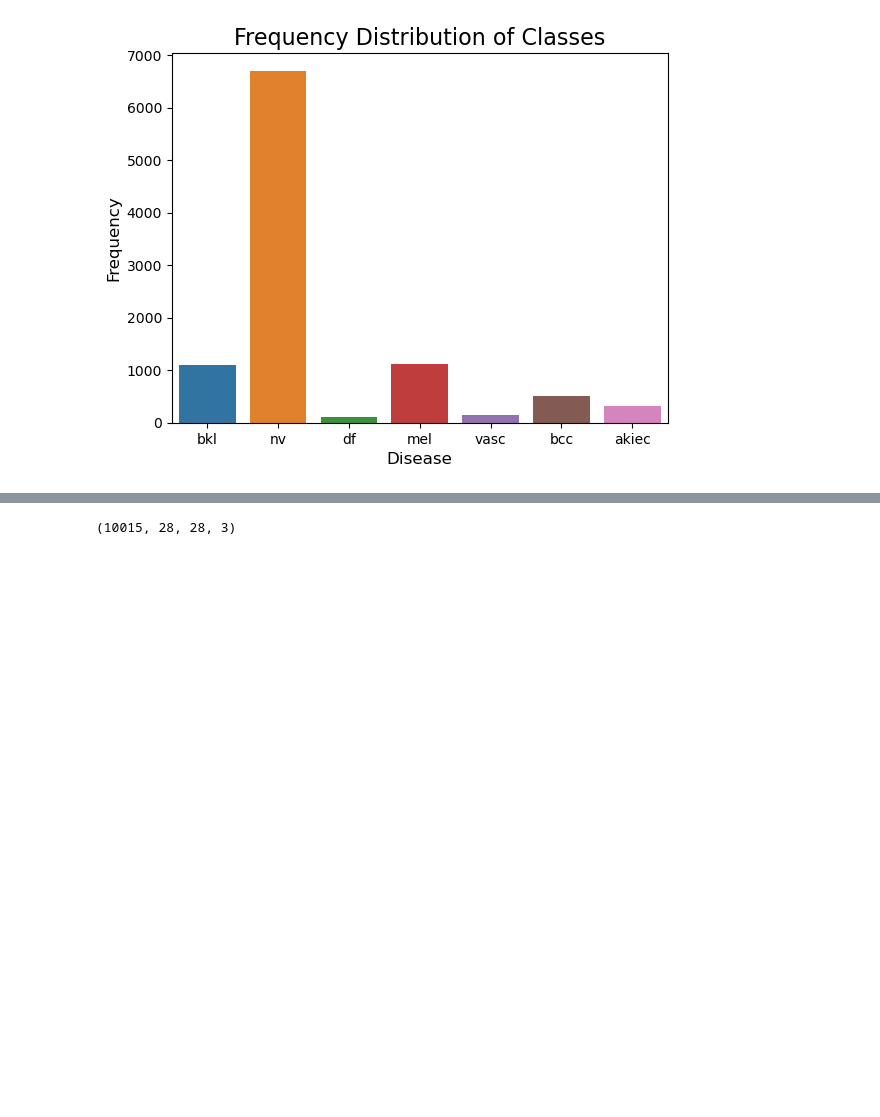
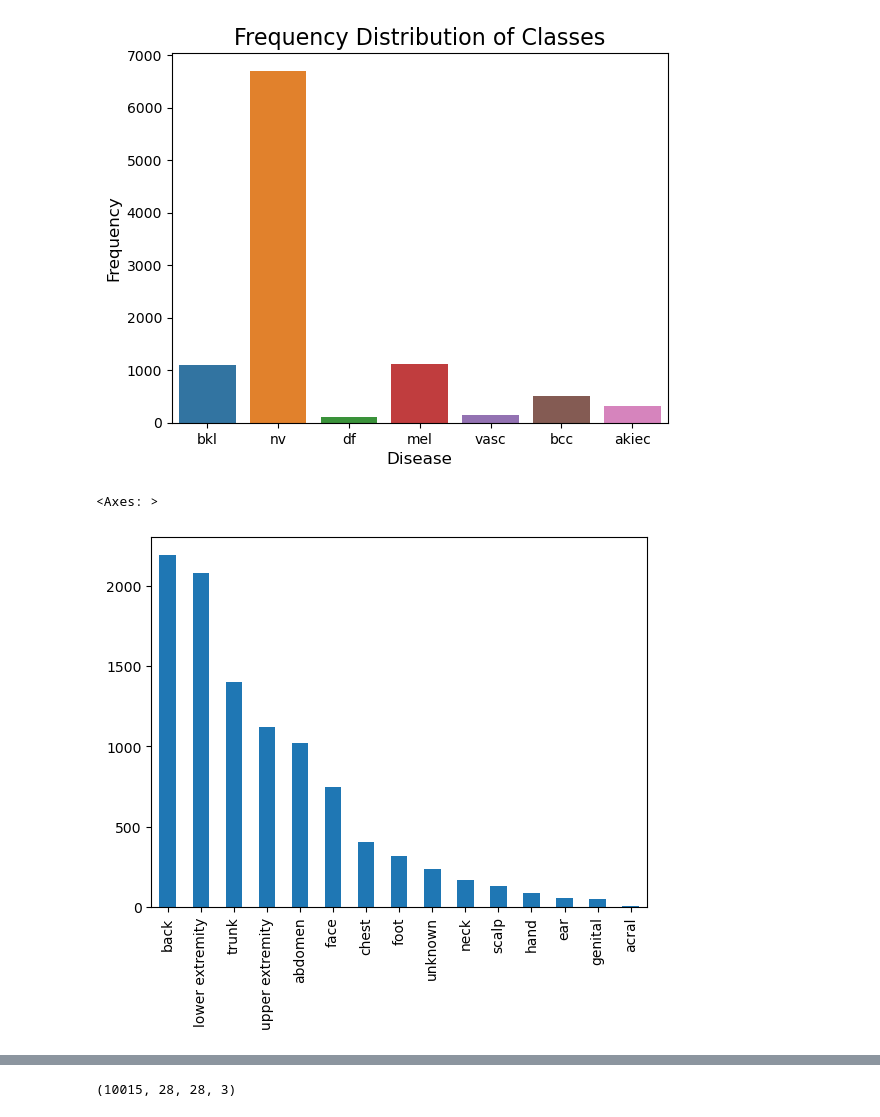
Before and after one commit to jj862/Skin-Cancer-Detection-HAM10000, a Jupyter notebook: Skin Cancer Classification CNN & Transfer LearningV5.ipynb, the cells around one changed output, grey strips where cells are left out. Cells and saved outputs as stored; diff of their text form; code cells hidden in the pictures; blank space fills up the shorter version.

```diff
--- a/Skin Cancer Classification CNN & Transfer LearningV5.ipynb
+++ b/Skin Cancer Classification CNN & Transfer LearningV5.ipynb
@@ -71,7 +71,7 @@ y = data['label']
 x = data.drop(columns = ['label'])
 # %%
 # reading in the metadata csv
-meta_data = pd.read_csv('/Users/jdapeman/Documents/skin2/archive-2/HAM10000_metadata.csv')
+meta_data = pd.read_csv('/Users/jdapeman/Documents/Skin-Cancer-Detection-HAM10000/Harvard_dataverse/HAM10000_metadata.csv')
 meta_data.head()
 # %% [output]
 |  | lesion_id | image_id | dx | dx_type | age | sex | localization |
@@ -93,3 +93,8 @@ plt.title('Frequency Distribution of Classes', size=16)
 # %% [output]
 Text(0.5, 1.0, 'Frequency Distribution of Classes')
 [figure]
+# %%
+meta_data['localization'].value_counts().plot(kind='bar')
+# %% [output]
+<Axes: >
+[figure, added]
```
Also changed, not shown: parts of 6 cells of this notebook.
